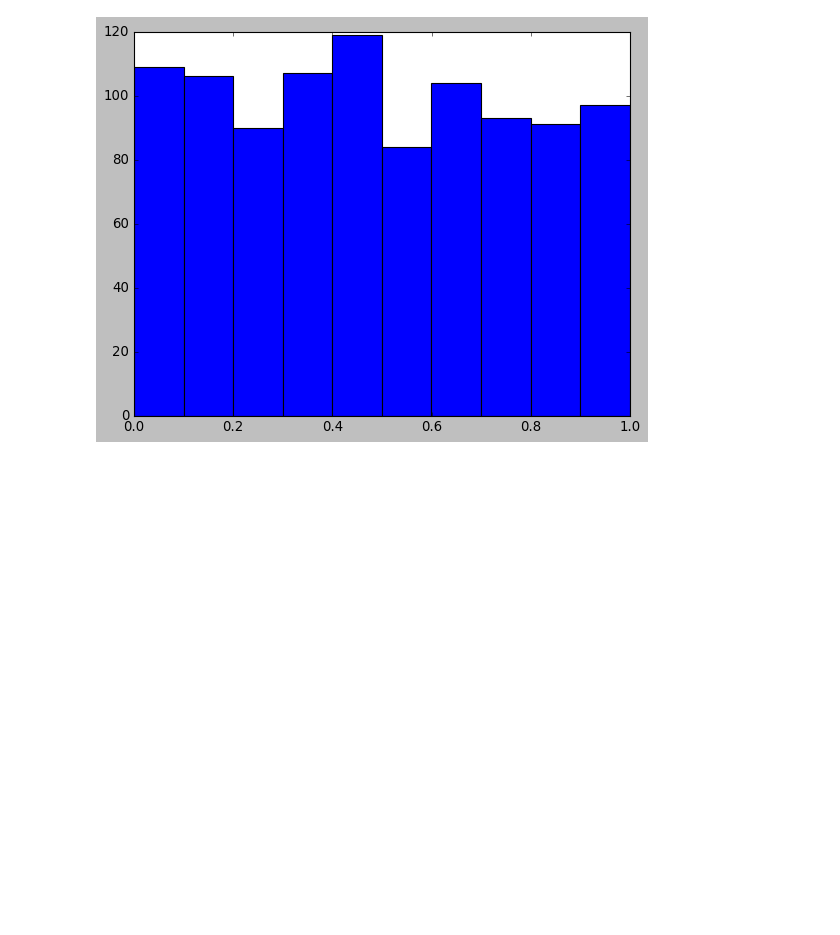
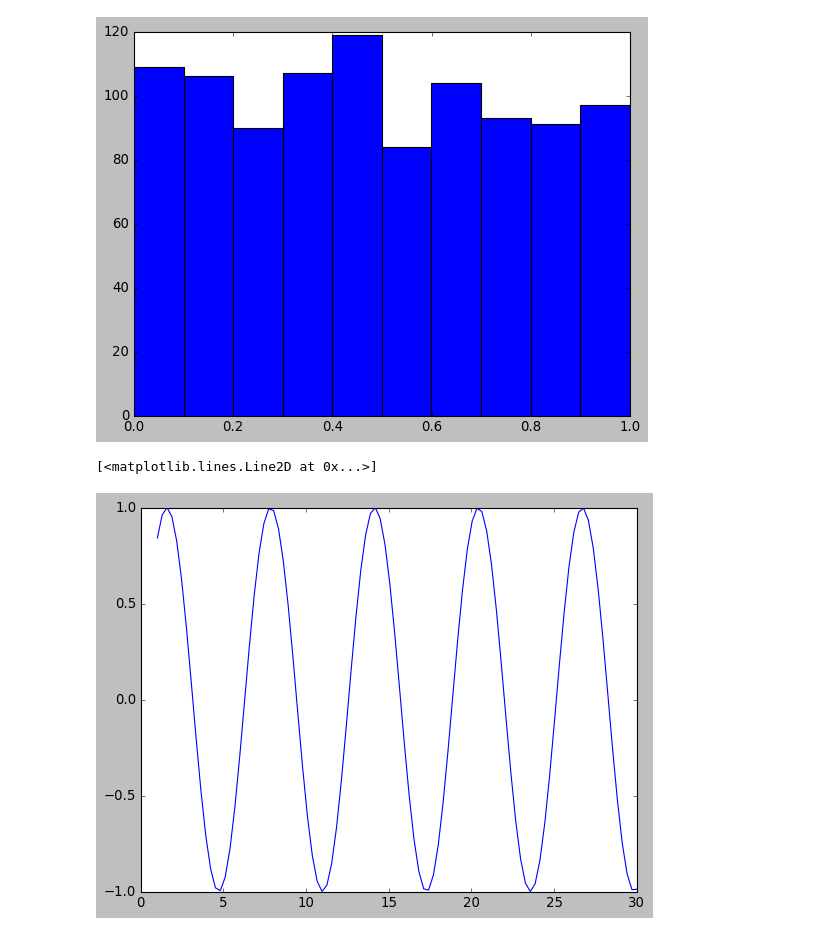
Before and after one commit to AndreeaDraghici/Learning-basics-Jupyter-Notebook, a Jupyter notebook: VisualizationWithMatplotlib.ipynb, the cells around one changed output. Drawn from its saved outputs; the diff is of its cells as text; code cells hidden in the pictures; blank space fills up the shorter version.

```diff
--- a/VisualizationWithMatplotlib.ipynb
+++ b/VisualizationWithMatplotlib.ipynb
@@ -16,3 +16,18 @@ plt.hist(x)
         7.99604913e-01, 8.99515692e-01, 9.99426470e-01]),
  <BarContainer object of 10 artists>)
 [figure]
+# %%
+# using %matplotlib nitebook for interactuve plots in a notebook
+%matplotlib notebook
+import math
+import matplotlib as mpl
+import matplotlib.pyplot as plt
+%matplotlib inline
+
+x=np.linspace(1,30,100)
+
+# plot x and sin function
+plt.plot(x,np.sin(x))
+# %% [output]
+[<matplotlib.lines.Line2D at 0x...>]
+[figure, added]
```
Also changed, not shown: parts of 4 cells of this notebook.
